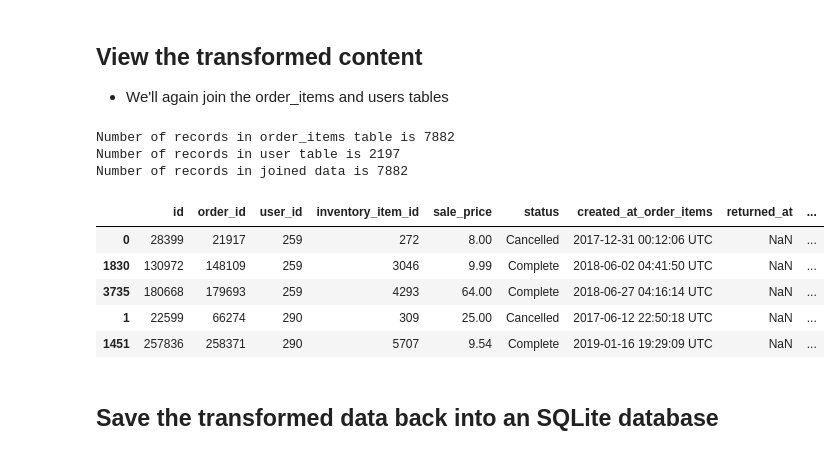
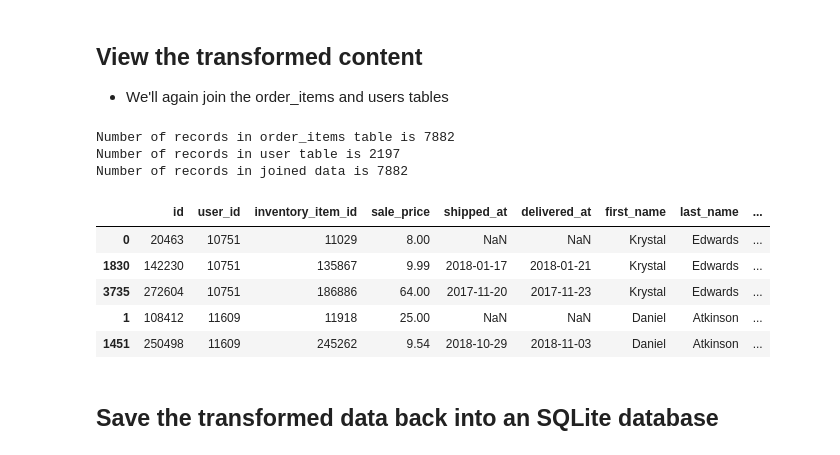
Before and after one commit to gretelai/public_research, a Jupyter notebook: mutli-table-transforms/RDB_Transforms.ipynb, the cells around one changed output. Cells and saved outputs as stored; diff of their text form; code cells hidden in the pictures.

Commit message:
Update multi-table transform notebook

```diff
--- a/mutli-table-transforms/RDB_Transforms.ipynb
+++ b/mutli-table-transforms/RDB_Transforms.ipynb
@@ -160,15 +142,13 @@ rdb_config = {
 
 rdb_config["table_data"] = {}
 for table in rdb_config["table_files"]:
-    filename = rdb_config["table_files"][table]
+    filename = base_path + rdb_config["table_files"][table]
     df = pd.read_csv(filename)
     rdb_config["table_data"][table] = df
 # %% [markdown]
 ## Take a look at your data by joining two tables
 * Note that every record in the table "order_items" matches to an entry in the table "users"
 # %%
-pd.set_option("display.max_columns", None)
-
 table_to_view1 = "order_items"
 table_to_view2 = "users"
 df1 = rdb_config["table_data"][table_to_view1]
@@ -179,7 +159,8 @@ print("Number of records in order_items table is " + str(len(df1)))
 print("Number of records in user table is " + str(len(df2)))
 print("Number of records in joined data is " + str(len(joined_data)))
 
-joined_data.head()
+show_fields = ['id', 'user_id', 'inventory_item_id', 'sale_price', 'shipped_at', 'delivered_at', 'first_name', 'last_name', 'age', 'latitude', 'longitude']
+joined_data.filter(show_fields).head()
 # %% [output]
 Number of records in order_items table is 7882
 Number of records in user table is 2197
@@ -309,7 +290,7 @@ model_progress = {}
 transformed_tables = {}
 
 # Create a new project
-project = create_project(display_name="rdb_transform")
+project = create_project(display_name="rdb_transform3")
 
 for table in rdb_config["table_files"]:
     if transform_policies[table] is not None:
@@ -370,14 +351,17 @@ while more_to_do:
                     more_to_do = True
 
                 else:
-                    print("Generation for " + table + " ended in error")
+                    print("\nGeneration for " + table + " ended in error")
+                    more_to_do = False
 
             model_progress[table]["record_handler_status"] = status
 
         elif status == 'error':
-            print("Training for " + table + " ended in error")
+            print("\nTraining for " + table + " ended in error")
             model_progress[table]["model_status"] = status
+            more_to_do = False
 
-print("\nModel training and initial generation all complete!")
+if status != 'error':
+    print("\nModel training and initial generation all complete!")
 # %% [output]
 Model training started for events
@@ -427,27 +411,28 @@ for key_set in rdb_config["relationships"]:
 # %%
 pd.set_option("display.max_columns", None)
 
 table_to_view1 = "order_items"
 table_to_view2 = "users"
 df1 = transformed_tables[table_to_view1]
 df2 = transformed_tables[table_to_view2]
 
 joined_data = df1.join(df2.set_index('id'), how='inner', on='user_id', lsuffix='_order_items', rsuffix='_users')
 print("Number of records in order_items table is " + str(len(df1)))
 print("Number of records in user table is " + str(len(df2)))
 print("Number of records in joined data is " + str(len(joined_data)))
 
-joined_data.head()
+show_fields = ['id', 'user_id', 'inventory_item_id', 'sale_price', 'shipped_at', 'delivered_at', 'first_name', 'last_name', 'age', 'latitude', 'longitude']
+joined_data.filter(show_fields).head()
 # %% [output]
 Number of records in order_items table is 7882
 Number of records in user table is 2197
 Number of records in joined data is 7882
-|  | id | order_id | user_id | inventory_item_id | sale_price | status | created_at_order_items | returned_at | ... |
-| 0 | 28399 | 21917 | 259 | 272 | 8.00 | Cancelled | 2017-12-31 00:12:06 UTC | NaN | ... |
-| 1830 | 130972 | 148109 | 259 | 3046 | 9.99 | Complete | 2018-06-02 04:41:50 UTC | NaN | ... |
-| 3735 | 180668 | 179693 | 259 | 4293 | 64.00 | Complete | 2018-06-27 04:16:14 UTC | NaN | ... |
-| 1 | 22599 | 66274 | 290 | 309 | 25.00 | Cancelled | 2017-06-12 22:50:18 UTC | NaN | ... |
-| 1451 | 257836 | 258371 | 290 | 5707 | 9.54 | Complete | 2019-01-16 19:29:09 UTC | NaN | ... |
+|  | id | user_id | inventory_item_id | sale_price | shipped_at | delivered_at | first_name | last_name | ... |
+| 0 | 20463 | 10751 | 11029 | 8.00 | NaN | NaN | Krystal | Edwards | ... |
+| 1830 | 142230 | 10751 | 135867 | 9.99 | 2018-01-17 | 2018-01-21 | Krystal | Edwards | ... |
+| 3735 | 272604 | 10751 | 186886 | 64.00 | 2017-11-20 | 2017-11-23 | Krystal | Edwards | ... |
+| 1 | 108412 | 11609 | 11918 | 25.00 | NaN | NaN | Daniel | Atkinson | ... |
+| 1451 | 250498 | 11609 | 245262 | 9.54 | 2018-10-29 | 2018-11-03 | Daniel | Atkinson | ... |
 # %% [markdown]
 ## Save the transformed data back into an SQLite database
 # %%
```
Also changed, not shown: parts of 6 cells of this notebook.
